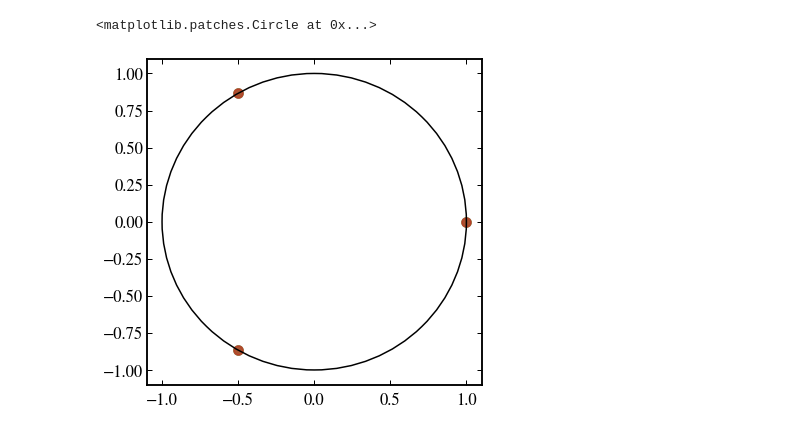
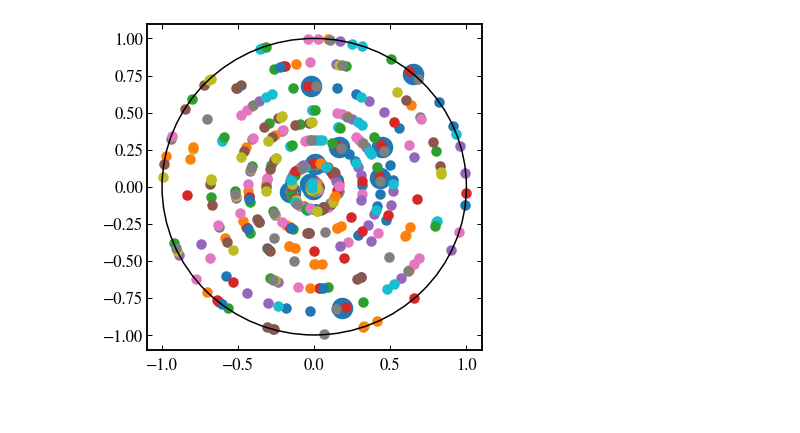
Before and after one commit to jasperw1999/SA-ChargeConfig, a Jupyter notebook: rotate_circle.ipynb, the cells around one changed output. Saved outputs shown, nothing was run; the diff lists cells and outputs as text; code cells hidden in the pictures.

```diff
--- a/rotate_circle.ipynb
+++ b/rotate_circle.ipynb
@@ -36,22 +25,3 @@ pos1, pos2
-# %%
-standard_pos = pos
-# pos = rotation(pos, np.random.rand() * 2 * np.pi) + np.random.rand(3, 2) * 0.1
-
-pos1 = rotation(standard_pos, 0)
-pos2 = rotation(standard_pos, np.pi * 2 / 3)
-pos3 = rotation(standard_pos, np.pi * 4 / 3)
-
-# plot them on a circle
-plt.figure(figsize=(6, 6))
-plt.scatter(pos1[:, 0], pos1[:, 1], alpha=0.6)
-plt.scatter(pos2[:, 0], pos2[:, 1], alpha=0.6)
-plt.scatter(pos3[:, 0], pos3[:, 1], alpha=0.6)
-plt.scatter(standard_pos[:, 0], standard_pos[:, 1], color='tab:red', alpha=0.6)
-circle = plt.Circle((0, 0), 1, fill=False)
-plt.gca().add_patch(circle)
-# %% [output]
-<matplotlib.patches.Circle at 0x...>
-[figure, removed]
 # %%
 def rotation(pos, theta_rotation):
     # get polar coordinates
@@ -93 +56,22 @@ for r in radians:
+# %%
+# create a bunch of perturbed versions of the original configuration
+
+standard_pos = pos
+perturbed_pos = []
+
+for _ in range(50):
+    theta = np.random.rand() * 2 * np.pi
+    offset = np.random.rand(n, 2) * 0
+    p = rotation(standard_pos, theta) + offset
+    perturbed_pos.append(p)
+
+plt.figure(figsize=(6, 6))
+for p in perturbed_pos:
+    plt.scatter(p[:, 0], p[:, 1])
+circle = plt.Circle((0, 0), 1, fill=False)
+plt.gca().add_patch(circle)
+plt.scatter(standard_pos[:, 0], standard_pos[:, 1], s=400, zorder=-100)
+plt.show()
+# %% [output]
+[figure, added]
 # %%
```
Also changed, not shown: parts of 5 cells of this notebook.
